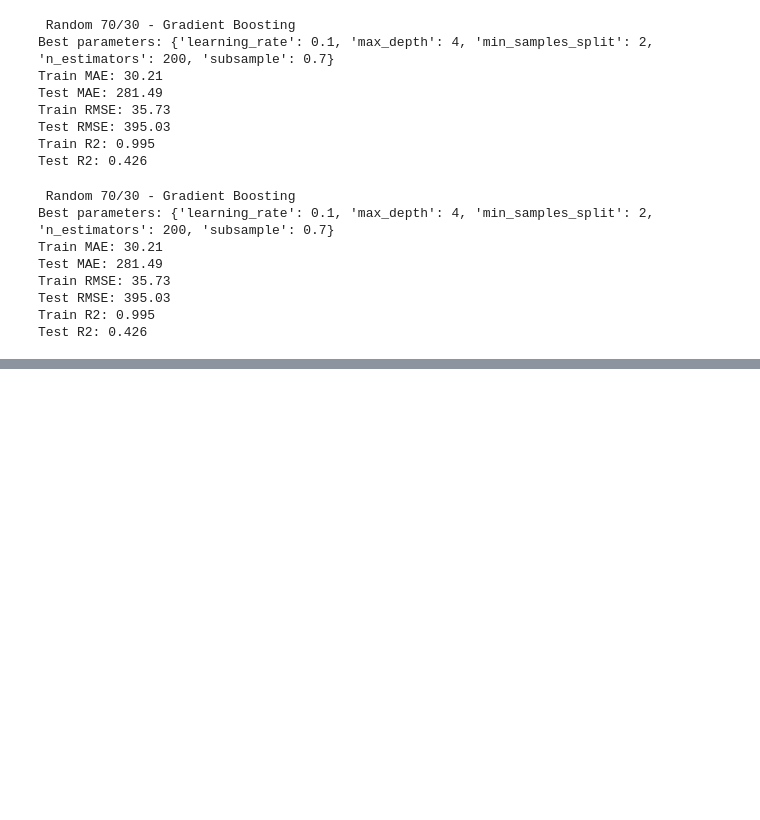
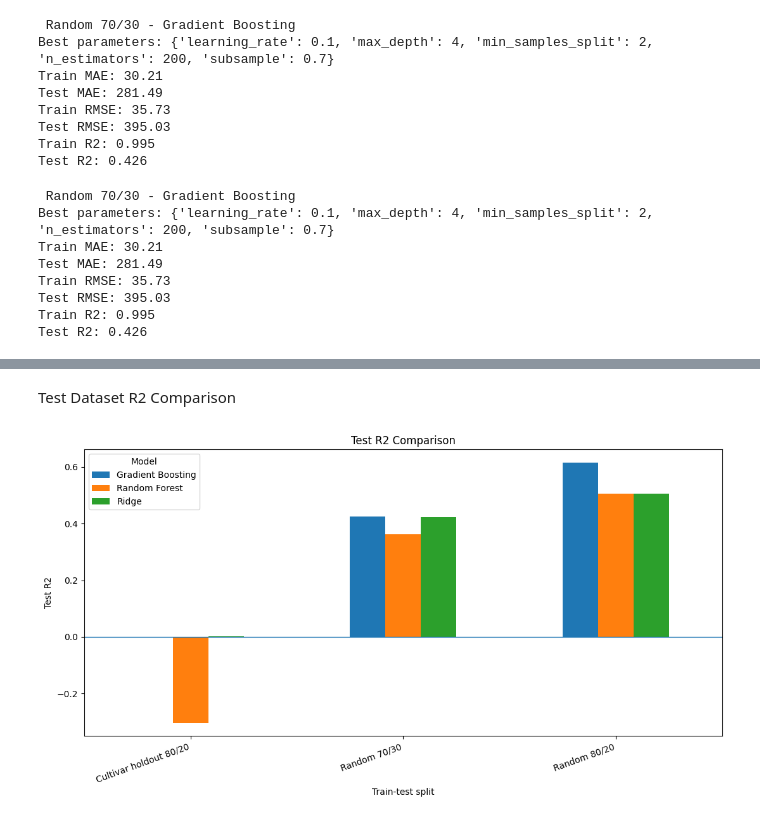
Before and after one commit to Danti3341/Summer-Repeat-CA---July-2026-DUE-DATE-26-, a Jupyter notebook: ML_HDipData.ipynb, the cells around one changed output, grey strips where cells are left out. Drawn from its saved outputs; the diff is of its cells as text; code cells hidden in the pictures; blank space fills up the shorter version.

```diff
--- a/ML_HDipData.ipynb
+++ b/ML_HDipData.ipynb
@@ -635,0 +806,17 @@ Test R2: 0.426
+# %% [markdown]
+Test Dataset R2 Comparison
+# %%
+r2_table = results_df.pivot(index="Split", columns="Model", values="Test R2")
+
+r2_table.plot(kind="bar", figsize=(11, 6))
+
+plt.axhline(0, linewidth=1)
+
+plt.xlabel("Train-test split")
+plt.ylabel("Test R2")
+plt.title("Test R2 Comparison")
+plt.xticks(rotation=20, ha="right")
+plt.tight_layout()
+plt.show()
+# %% [output]
+[figure, added]
```
Also changed, not shown: parts of 17 cells of this notebook.
